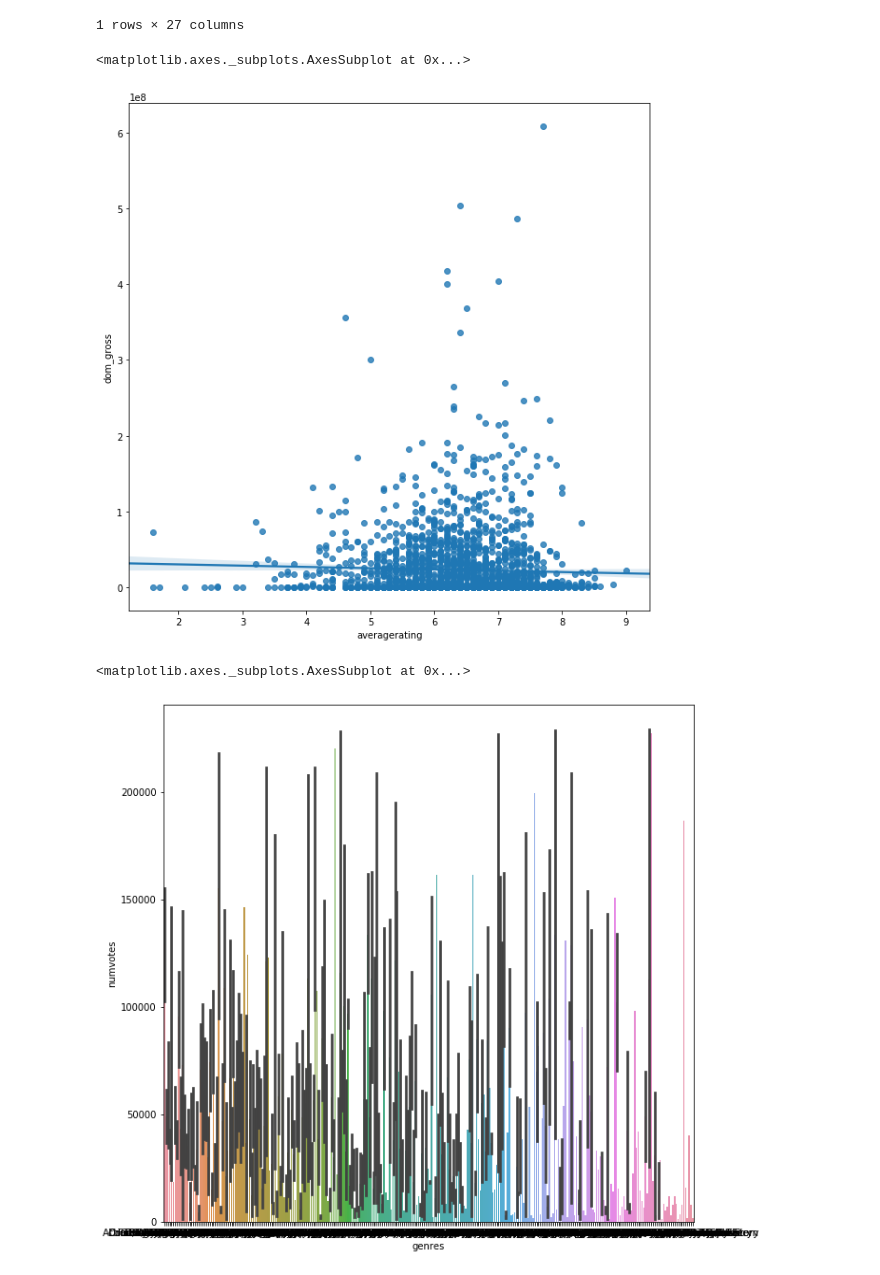
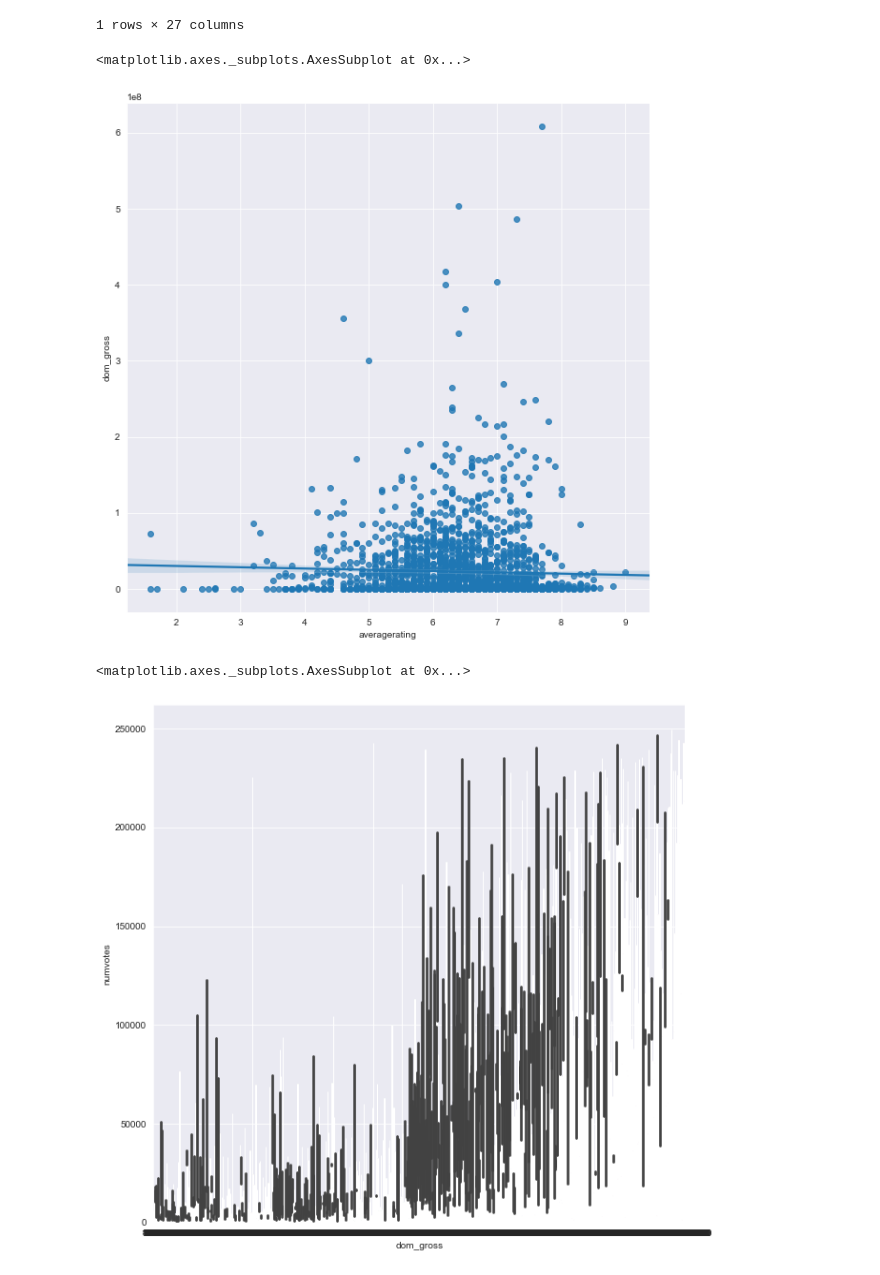
Before and after one commit to aharris2404/microsoft-movie-recommendations, a Jupyter notebook: visualizations/Full_gross_viz.ipynb, the cells around one changed output. Drawn from its saved outputs; the diff is of its cells as text; code cells hidden in the pictures.

```diff
--- a/visualizations/Full_gross_viz.ipynb
+++ b/visualizations/Full_gross_viz.ipynb
@@ -3,6 +3,7 @@ import numpy as np
 import pandas as pd
 import matplotlib.pyplot as plt
 import seaborn as sns
+sns.set_style("darkgrid")
 # %%
 df = pd.read_csv('../data/full_gross.csv', index_col='Unnamed: 0')
 # %%
@@ -55,12 +56,12 @@ fig, ax = plt.subplots(figsize=(10,10))
 sns.regplot(x=df2["averagerating"], y=df2["dom_gross"], fit_reg=True)
 # %% [output]
 <matplotlib.axes._subplots.AxesSubplot at 0x...>
-[figure, old version]
+[figure, new version]
 # %%
 fig, ax = plt.subplots(figsize=(10,10))
-sns.barplot(x=df2["dom"], y=df2["numvotes"])
+sns.barplot(x=df2["dom_gross"], y=df2["numvotes"])
 # %% [output]
 <matplotlib.axes._subplots.AxesSubplot at 0x...>
-[figure, old version]
+[figure, new version]
 # %%
 table1 = pd.pivot_table(df, index=['genres'], values ='dom_gross', aggfunc=['mean','median','std','count'])
```
Also changed, not shown: parts of 22 cells of this notebook, 2 other files.
